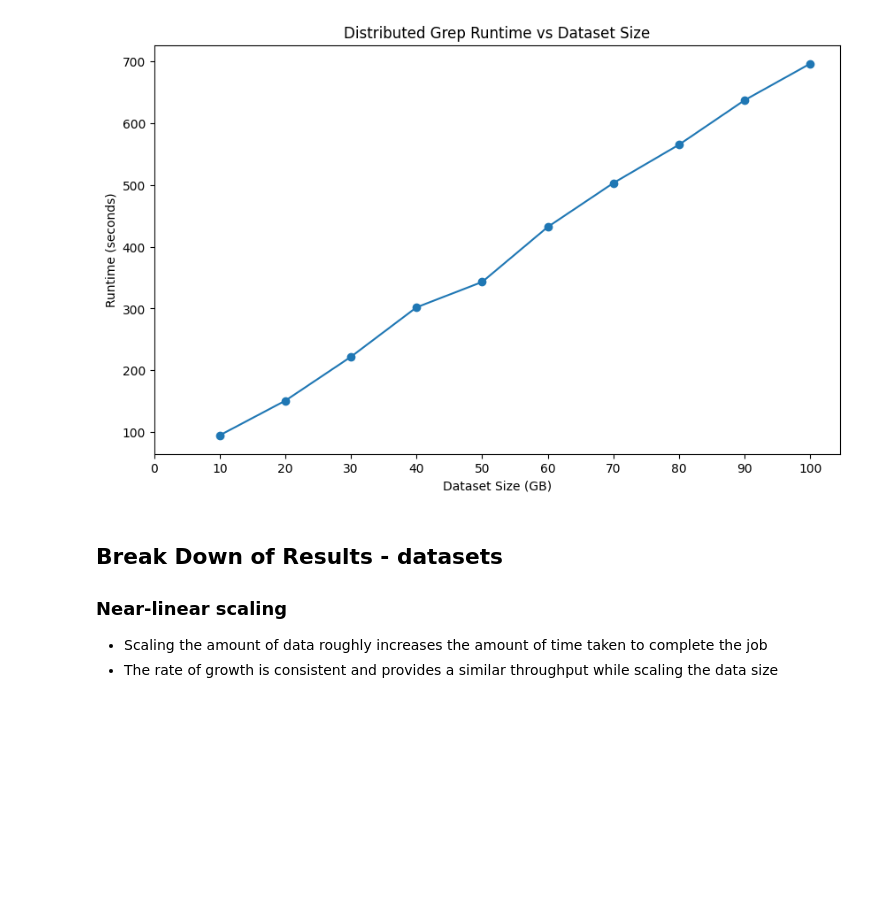
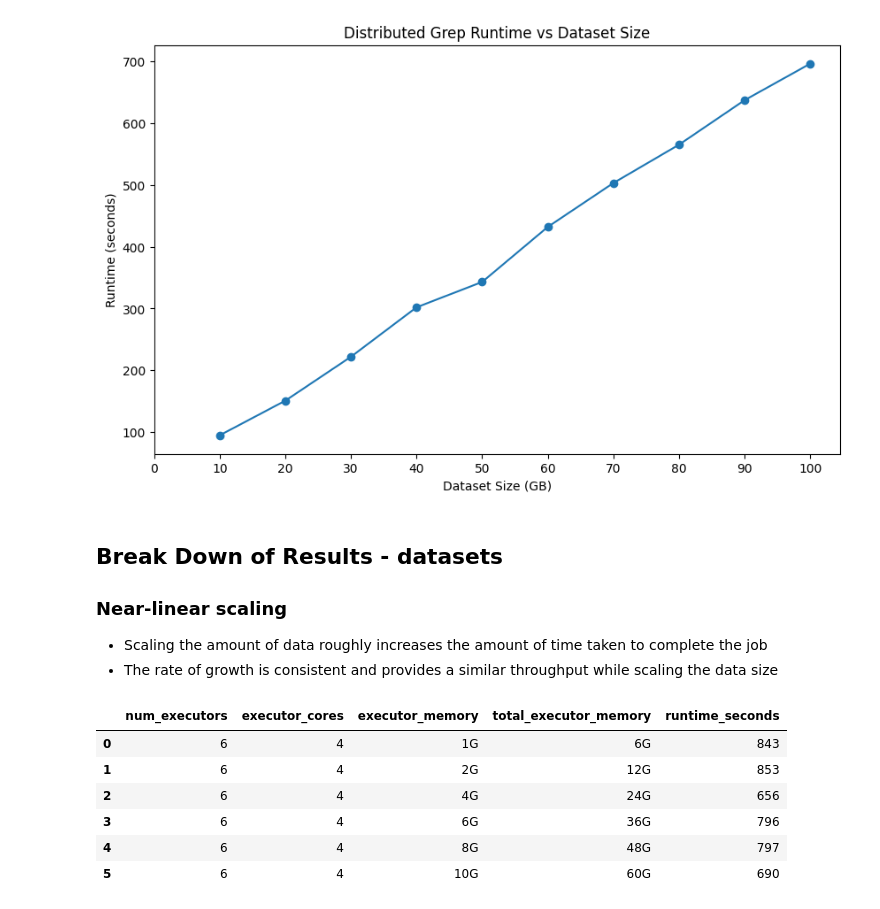
Before and after one commit to Arbzzz04/spark-massive-scale-analytics, a Jupyter notebook: product/Performance_testing/distributedgrep_performance.ipynb, the cells around one changed output. Cells and saved outputs as stored; diff of their text form; code cells hidden in the pictures; blank space fills up the shorter version.

```diff
--- a/product/Performance_testing/distributedgrep_performance.ipynb
+++ b/product/Performance_testing/distributedgrep_performance.ipynb
@@ -90,3 +90,15 @@ plt.show()
 ### Near-linear scaling
 - Scaling the amount of data roughly increases the amount of time taken to complete the job
 - The rate of growth is consistent and provides a similar throughput while scaling the data size
+# %%
+performanceData_memory = pd.read_excel("FYP_performance_testing.xlsx", "DistributedGrep - Memory")
+
+performanceData_memory
+# %% [output]
+|  | num_executors | executor_cores | executor_memory | total_executor_memory | runtime_seconds |
+| 0 | 6 | 4 | 1G | 6G | 843 |
+| 1 | 6 | 4 | 2G | 12G | 853 |
+| 2 | 6 | 4 | 4G | 24G | 656 |
+| 3 | 6 | 4 | 6G | 36G | 796 |
+| 4 | 6 | 4 | 8G | 48G | 797 |
+| 5 | 6 | 4 | 10G | 60G | 690 |
```
Also changed, not shown: parts of 2 cells of this notebook.
